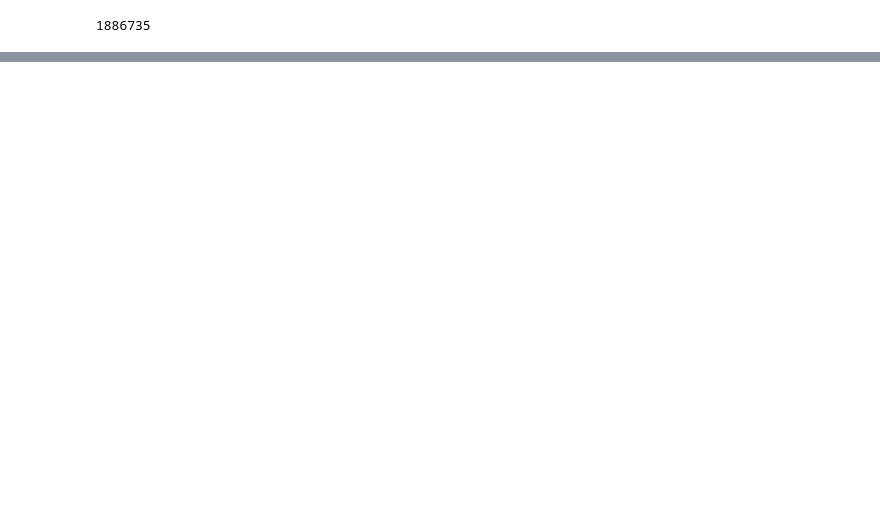
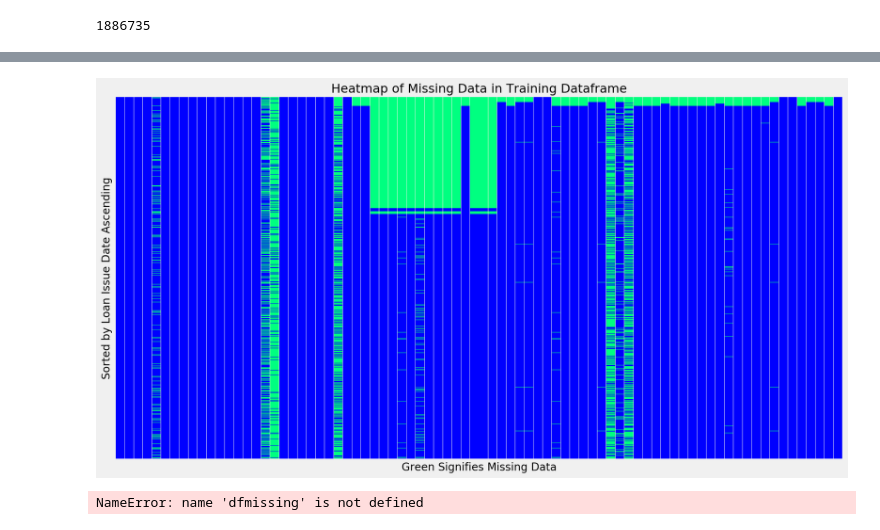
Before and after one commit to Booleans/consumer-loan-investment-strategy-simulator, a Jupyter notebook: FreshStart.ipynb, the cells around one changed output, grey strips where cells are left out. Cells and saved outputs as stored; diff of their text form; code cells hidden in the pictures; blank space fills up the shorter version.

Commit message:
Update FreshStart.ipynb
Pushing up changes so that I can write a multiprocessing function to use AWS to calculate loan ROIs.

```diff
--- a/FreshStart.ipynb
+++ b/FreshStart.ipynb
@@ -606,0 +566,11 @@ get
+# %%
+import pandas as pd
+import matplotlib.pyplot as plt
+import seaborn as sns
+
+%matplotlib inline
+%config InlineBackend.figure_format='retina'
+plt.style.use('fivethirtyeight')
+# %%
+df = pd.read_pickle('df_EDA.pkl.bz2', compression='bz2')
+df.head()
@@ -606,0 +586,21 @@ get
+# %%
+plt.figure(figsize=(15, 8))
+ax = sns.heatmap(df.isnull(), yticklabels=False, xticklabels=False, cbar=False, cmap='winter')
+ax.set_xlabel('Green Signifies Missing Data', fontsize=14)
+ax.set_ylabel('Sorted by Loan Issue Date Ascending', fontsize=14)
+ax.set_title('Heatmap of Missing Data in Training Dataframe', fontsize=16);
+# %% [output]
+[figure, added]
+# %%
+def get_percent_missing(series):
+    num_missing = series.isnull()
+    total = len(series)
+    return 100*(num_missing/total)
+
+df_missing = pd.DataFrame(round(df.isnull().sum()/len(df) * 100,2))
+df_missing = df_missing.rename(columns={0: 'PctMissing'})
+df_missing.sort_values(by='PctMissing', ascending=False, inplace=True)
+
+dfmissing[df_missing['PctMissing'] > 0].head(20)
+# %% [output]
+NameError: name 'dfmissing' is not defined
```
Also changed, not shown: parts of 26 cells of this notebook.
